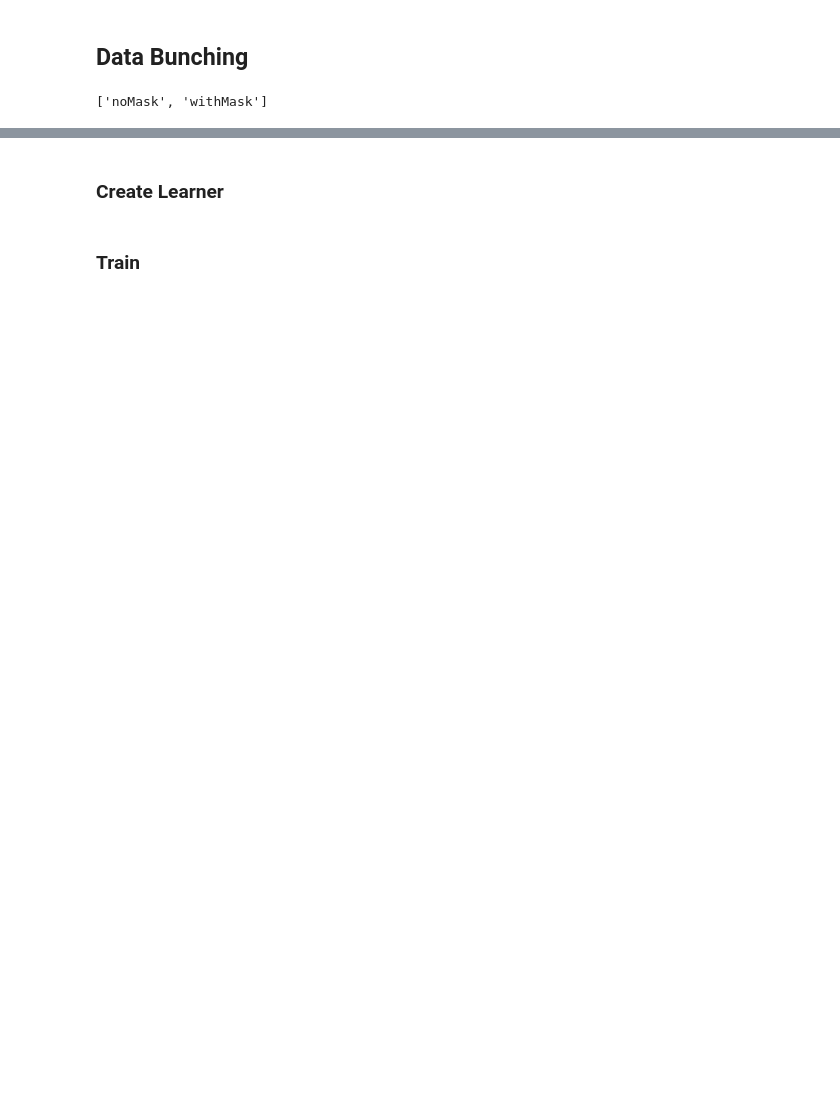
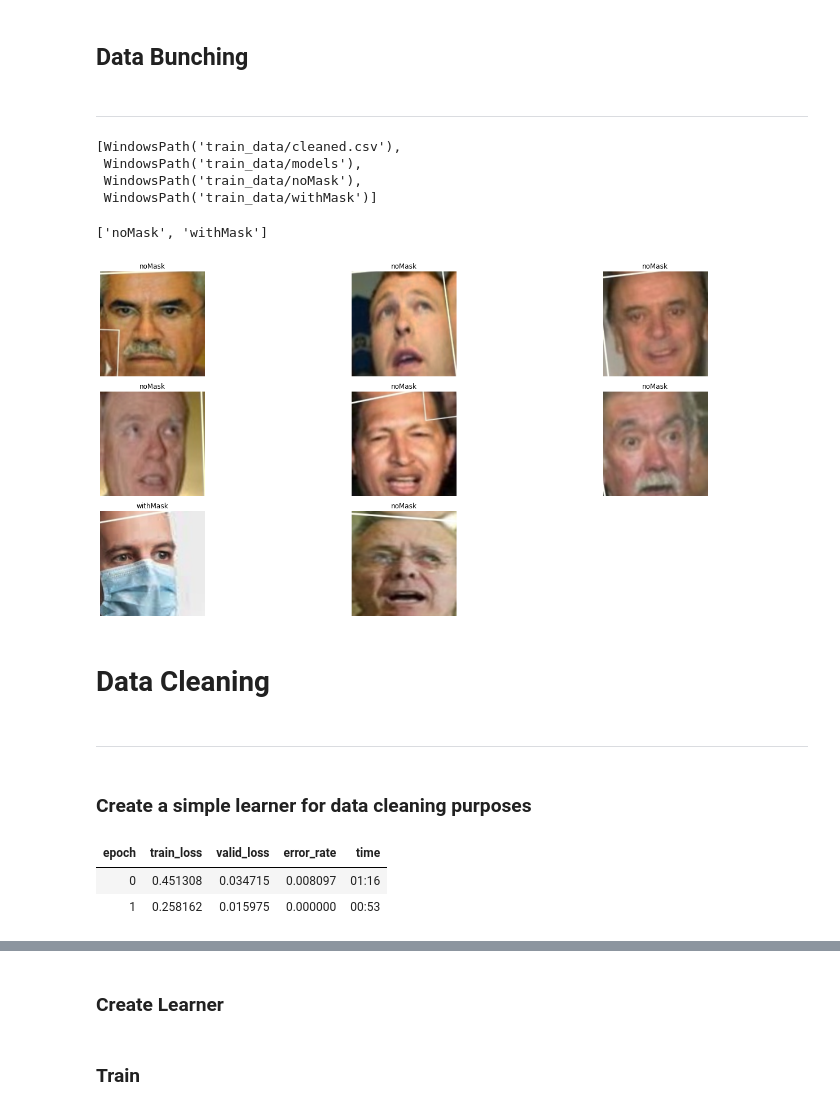
Before and after one commit to Tomas1337/MaskDetector, a Jupyter notebook: ResNetTraining_Fastai.ipynb, the cells around one changed output, grey strips where cells are left out. Saved outputs shown, nothing was run; the diff lists cells and outputs as text; code cells hidden in the pictures; blank space fills up the shorter version.

```diff
--- a/ResNetTraining_Fastai.ipynb
+++ b/ResNetTraining_Fastai.ipynb
@@ -10,4 +10,15 @@ from pathlib import Path
 warnings.simplefilter("ignore")
 # %% [markdown]
 ## Data Bunching
+# %% [markdown]
+_______________________________________
+# %%
+from fastai.vision import *
+path = Path('train_data/')
+path.ls()
+# %% [output]
+[WindowsPath('train_data/cleaned.csv'),
+ WindowsPath('train_data/models'),
+ WindowsPath('train_data/noMask'),
+ WindowsPath('train_data/withMask')]
 # %%
@@ -22,3 +30,13 @@ data = ImageDataBunch.from_folder(path, train="data", valid_pct=0.2,
 data.classes
 # %% [output]
 ['noMask', 'withMask']
+# %%
+data.show_batch(rows=10, figsize=(20,9))
+# %% [output]
+[figure, added]
+# %% [markdown]
+# Data Cleaning
+# %% [markdown]
+_______________________________________
+# %% [markdown]
+### Create a simple learner for data cleaning purposes
@@ -24,0 +45,6 @@ data.classes
+# %%
+learn.fit_one_cycle(2)
+# %% [output]
+| epoch | train_loss | valid_loss | error_rate | time |
+| 0 | 0.451308 | 0.034715 | 0.008097 | 01:16 |
+| 1 | 0.258162 | 0.015975 | 0.000000 | 00:53 |
```
Also changed, not shown: parts of 52 cells of this notebook, 2 other files.
